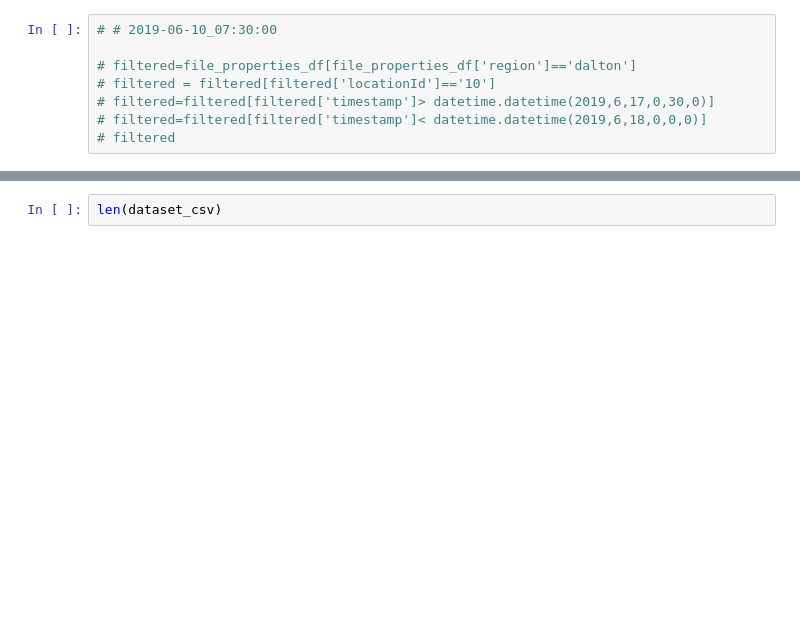
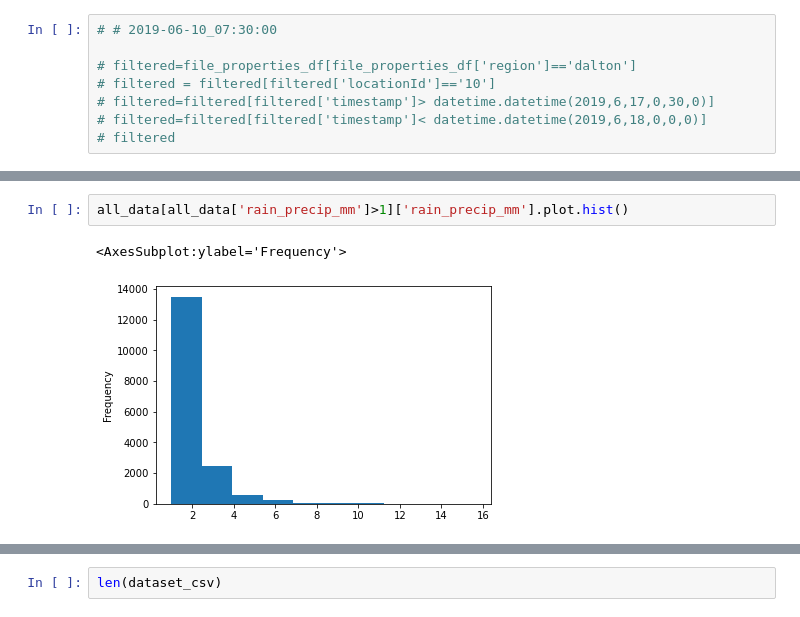
Before and after one commit to speechLabBcCuny/nnaAudiosetClassification, a Jupyter notebook: notebooks/explore/weather_dataset.ipynb, the cells around one changed output, grey strips where cells are left out. Saved outputs shown, nothing was run; the diff lists cells and outputs as text; blank space fills up the shorter version.

```diff
--- a/notebooks/explore/weather_dataset.ipynb
+++ b/notebooks/explore/weather_dataset.ipynb
@@ -167,0 +287,5 @@ def parse_rows(rows_picked,location,region,short,short_headers,long_headers):
+# %%
+all_data[all_data['rain_precip_mm']>1]['rain_precip_mm'].plot.hist()
+# %% [output]
+<AxesSubplot:ylabel='Frequency'>
+[figure, added]
```
Also changed, not shown: parts of 19 cells of this notebook.
